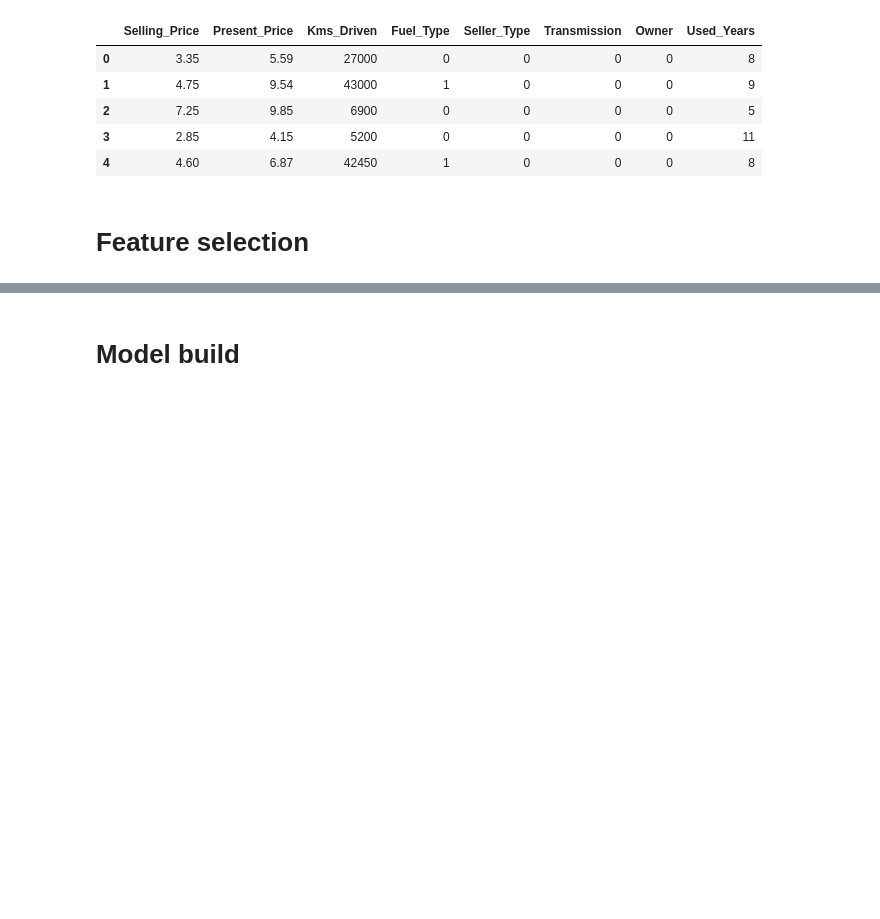
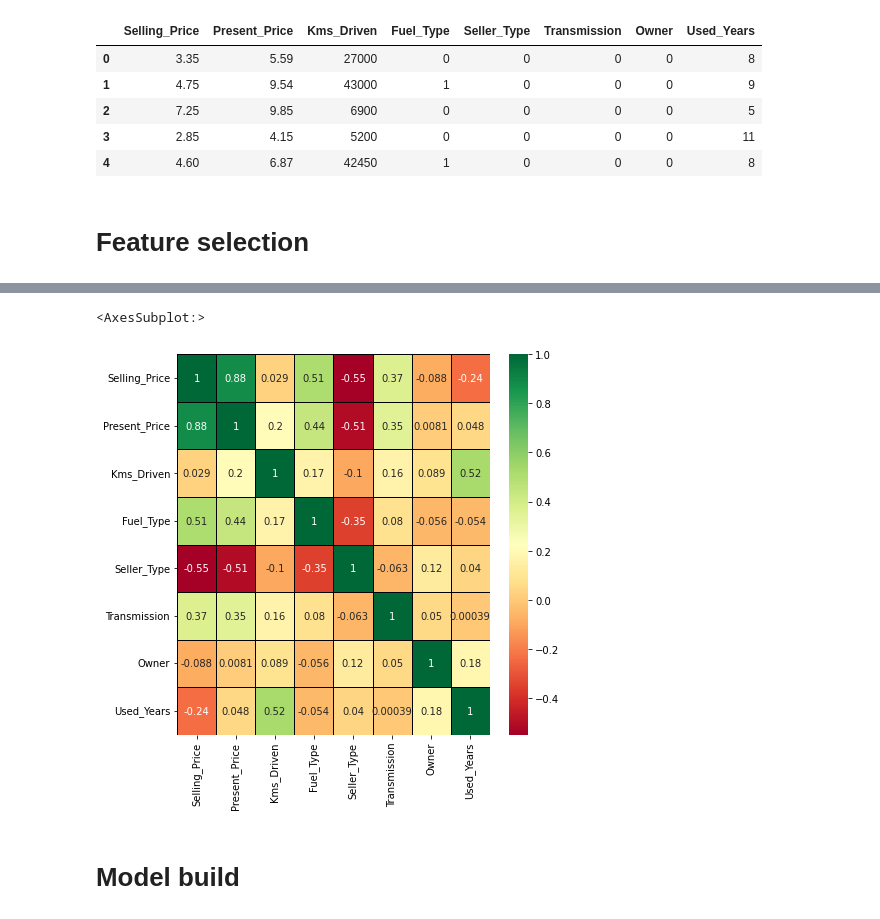
Before and after one commit to IT18122138/ML_Assignment2_IT18122138_IT19022116_IT19173696_IT19114422, a Jupyter notebook: Assessment02 .ipynb, the cells around one changed output, grey strips where cells are left out. Drawn from its saved outputs; the diff is of its cells as text; code cells hidden in the pictures; blank space fills up the shorter version.

Commit message:
Feature selection - identify features, heatmap

```diff
--- a/Assessment02 .ipynb
+++ b/Assessment02 .ipynb
@@ -149,4 +155,9 @@ pd.Series(model.feature_importances_, index=Depend.columns).nlargest(6).plot(kin
 # %%
-#Correlation check
+#Use heatmap to correlation check
+plt.figure(figsize=(7,7))#Correlation check
+sea.heatmap(data.corr(), annot=True, cmap="RdYlGn", linewidths=1, linecolor='black')
+# %% [output]
+<AxesSubplot:>
+[figure, added]
 # %%
 #Save the clened dataset
```
Also changed, not shown: parts of 4 cells of this notebook, 1 other file.
